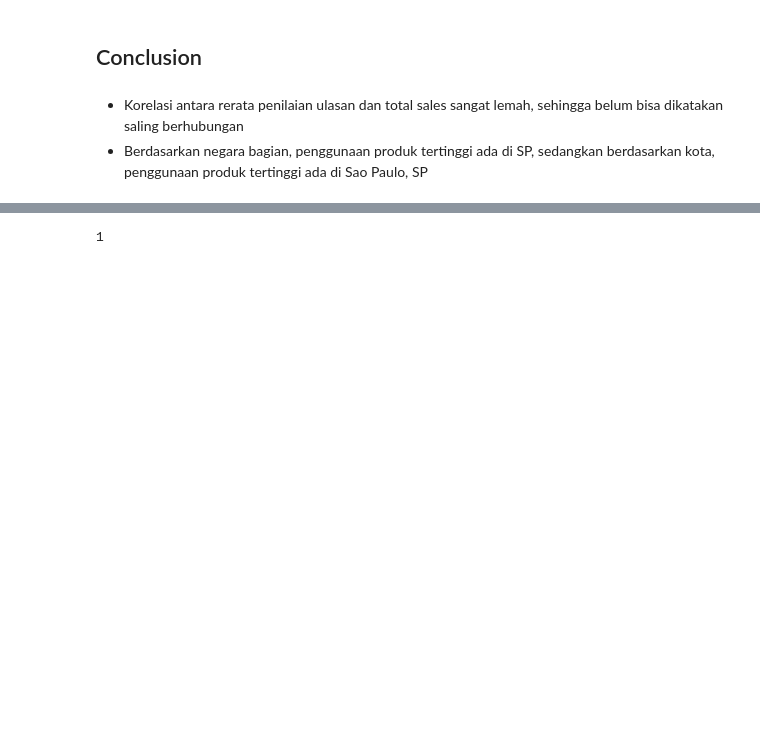
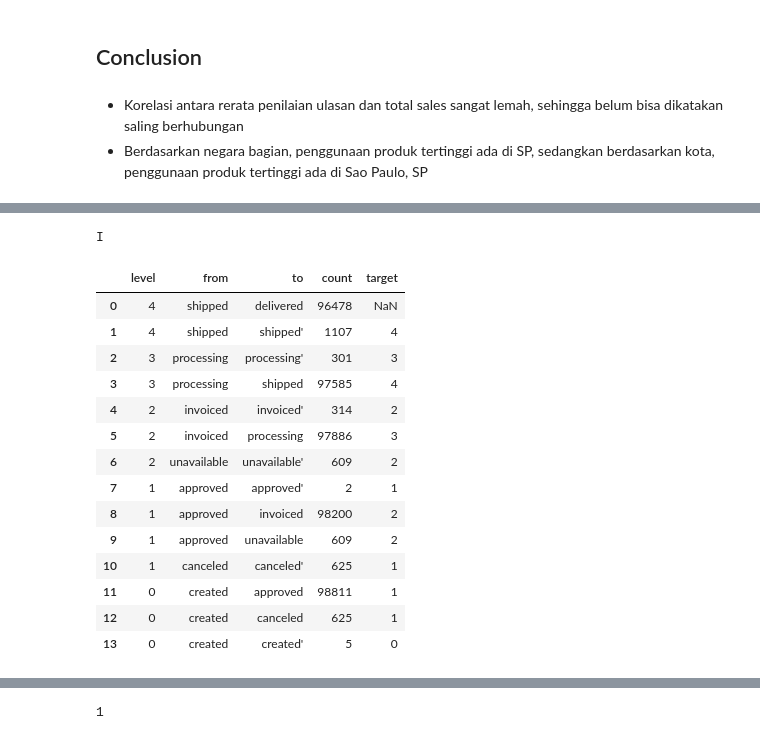
Before and after one commit to nairkivm/e-commerce-public-data-project, a Jupyter notebook: Proyek_Analisis_Data.ipynb, the cells around one changed output, grey strips where cells are left out. Saved outputs shown, nothing was run; the diff lists cells and outputs as text; code cells hidden in the pictures; blank space fills up the shorter version.

```diff
--- a/Proyek_Analisis_Data.ipynb
+++ b/Proyek_Analisis_Data.ipynb
@@ -870,0 +867,9 @@ df = pd.DataFrame({'a':[1,0,3],'b':[1,2,5]})
+# %%
+import pandas as pd
+from utils.constants import Constants
+
+c = Constants()
+
+df = pd.read_csv('./data_sources/orders_dataset.csv')
+# %%
+df3 = df.groupby(['order_status']).count()[['order_id']].sort_values(by='order_id', ascending=False).reset_index().rename(columns={'order_id':'count'})
@@ -870,0 +888,3 @@ df = pd.DataFrame({'a':[1,0,3],'b':[1,2,5]})
+# %%
+df = pd.DataFrame(c.order_status_level).explode('to', ignore_index=True)
+df
@@ -870,0 +922,7 @@ df = pd.DataFrame({'a':[1,0,3],'b':[1,2,5]})
+# %%
+final_df = pd.DataFrame()
+
+if final_df.shape[0] == 0:
+    print("I")
+# %% [output]
+I
@@ -870,0 +991,18 @@ df = pd.DataFrame({'a':[1,0,3],'b':[1,2,5]})
+# %%
+final_df
+# %% [output]
+|  | level | from | to | count | target |
+| 0 | 4 | shipped | delivered | 96478 | NaN |
+| 1 | 4 | shipped | shipped' | 1107 | 4 |
+| 2 | 3 | processing | processing' | 301 | 3 |
+| 3 | 3 | processing | shipped | 97585 | 4 |
+| 4 | 2 | invoiced | invoiced' | 314 | 2 |
+| 5 | 2 | invoiced | processing | 97886 | 3 |
+| 6 | 2 | unavailable | unavailable' | 609 | 2 |
+| 7 | 1 | approved | approved' | 2 | 1 |
+| 8 | 1 | approved | invoiced | 98200 | 2 |
+| 9 | 1 | approved | unavailable | 609 | 2 |
+| 10 | 1 | canceled | canceled' | 625 | 1 |
+| 11 | 0 | created | approved | 98811 | 1 |
+| 12 | 0 | created | canceled | 625 | 1 |
+| 13 | 0 | created | created' | 5 | 0 |
```
Also changed, not shown: parts of 13 cells of this notebook, 4 other files.
